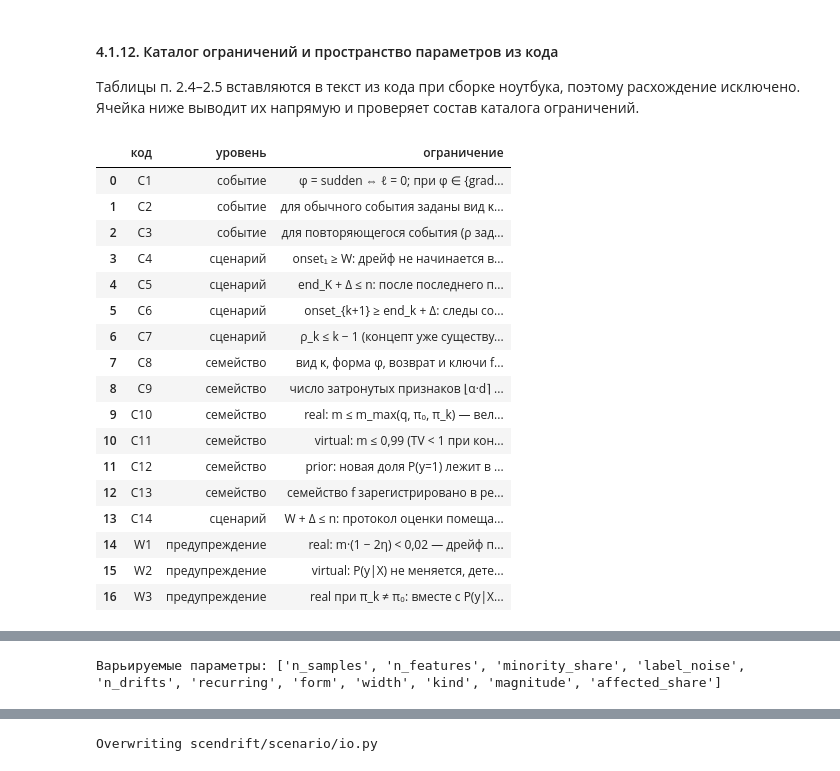
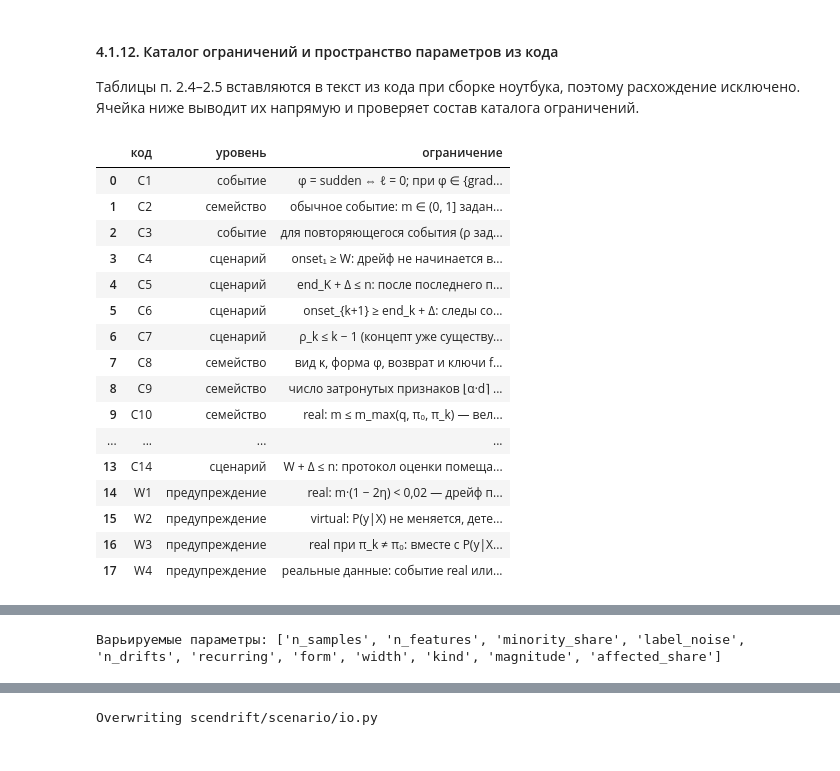
Before and after one commit to kolha733/Final-Project, a Jupyter notebook: vkr/VKR_Budaev_Garifzyanov.ipynb, the cells around one changed output, grey strips where cells are left out. Drawn from its saved outputs; the diff is of its cells as text; code cells hidden in the pictures.

```diff
--- a/vkr/VKR_Budaev_Garifzyanov.ipynb
+++ b/vkr/VKR_Budaev_Garifzyanov.ipynb
@@ -1194,7 +1197,7 @@ def component_diagram(path: Path) -> Path:
             "schema: ScenarioSpec = ⟨B, E, Ω, s⟩",
             "semantics: цепочка концептов,",
             "   калибровка величины m (TV)",
-            "validation: C1–C14, W1–W3, repair",
+            "validation: C1–C14, W1–W4, repair",
             "io: канонический JSON, id, схема",
             "space, taxonomy",
         ],
@@ -1483,7 +1486,7 @@ def class_diagram(path: Path) -> Path:
             "generate(S, seed) → StreamData",
             "",
             "StreamData: X, y, y_clean,",
-            "concept, ground_truth",
+            "concept, progress, ground_truth",
         ],
         who="K",
     )
@@ -2264,6 +2273,10 @@ class DriftEvent(_Frozen):
     onset = τ − ⌊ℓ/2⌋ и end = onset + ℓ. При внезапном дрейфе onset = end = τ,
     и объект с индексом τ — первый объект нового концепта.
 
+    Величина m обязательна для калиброванных семейств и не задаётся для
+    некалиброванных (там она оценивается по данным); это проверяет валидатор
+    (ограничение C2).
+
     Если задано ``returns_to`` (ρ), событие считается *повторяющимся*: поток
     возвращается к концепту с номером ρ. Концепт 0 — исходный, концепт k
     возникает после k-го события. Вид и величина такого события не задаются,
@@ -2315,8 +2328,6 @@ class DriftEvent(_Frozen):
         if self.position - self.width // 2 < 0:
             raise ValueError("C1: интервал перехода начинается до начала потока")
         if self.returns_to is None:
-            if self.magnitude is None:
-                raise ValueError("C2: для обычного события обязательна величина magnitude")
             if self.kind is None:
                 raise ValueError("C2: для обычного события обязателен вид kind")
         else:
@@ -2583,7 +2594,11 @@ __all__ = ["CONSTRAINTS", "Violation", "ValidationReport", "ScenarioValidationEr
 #: События нумеруются с единицы: e_1, …, e_K; концепт c_k возникает после e_k.
 CONSTRAINTS: dict[str, tuple[str, str]] = {
     "C1": ("событие", "φ = sudden ⇔ ℓ = 0; при φ ∈ {gradual, incremental} ℓ ≥ 2; onset ≥ 0"),
-    "C2": ("событие", "для обычного события заданы вид κ и величина m ∈ (0, 1]"),
+    "C2": (
+        "семейство",
+        "обычное событие: m ∈ (0, 1] задана для калиброванного семейства и не задана "
+        "для некалиброванного (там m оценивается по данным)",
+    ),
     "C3": ("событие", "для повторяющегося события (ρ задано) κ и m не задаются"),
     "C4": ("сценарий", "onset₁ ≥ W: дрейф не начинается во время разогрева"),
     "C5": ("сценарий", "end_K + Δ ≤ n: после последнего перехода есть окно допуска"),
@@ -2613,6 +2628,10 @@ CONSTRAINTS: dict[str, tuple[str, str]] = {
     "W3": (
         "предупреждение",
         "real при π_k ≠ π₀: вместе с P(y|X) меняется и P(X) (перевзвешивание классов)",
+    ),
+    "W4": (
+        "предупреждение",
+        "реальные данные: событие real или virtual меняет и P(y) более чем на 0,02",
     ),
 }
 
@@ -4446,20 +4494,20 @@ display(pd.DataFrame([{"k": k, "onset": e.onset, "end": e.end, "вид": e.kind.
 # %%
 from scendrift.scenario.report import CONSTRAINTS
 from scendrift.scenario.space import DEFAULT_SPACE
 
 constraints_table = pd.DataFrame(
     [(code, level, text) for code, (level, text) in CONSTRAINTS.items()],
     columns=["код", "уровень", "ограничение"],
 )
 display(constraints_table)
-assert list(CONSTRAINTS) == [f"C{i}" for i in range(1, 15)] + ["W1", "W2", "W3"]
+assert list(CONSTRAINTS) == [f"C{i}" for i in range(1, 15)] + ["W1", "W2", "W3", "W4"]
 space_table = pd.DataFrame(DEFAULT_SPACE.table())
 display(space_table[["параметр", "обозначение", "часть", "домен", "по умолчанию", "активен, если"]])
 print("Варьируемые параметры:", DEFAULT_SPACE.free_names())
 # %% [output]
 |  | код | уровень | ограничение |
 | 0 | C1 | событие | φ = sudden ⇔ ℓ = 0; при φ ∈ {grad... |
-| 1 | C2 | событие | для обычного события заданы вид κ... |
+| 1 | C2 | семейство | обычное событие: m ∈ (0, 1] задан... |
 | 2 | C3 | событие | для повторяющегося события (ρ зад... |
 | 3 | C4 | сценарий | onset₁ ≥ W: дрейф не начинается в... |
 | 4 | C5 | сценарий | end_K + Δ ≤ n: после последнего п... |
@@ -4468,13 +4516,12 @@ print("Варьируемые параметры:", DEFAULT_SPACE.free_names())
 | 7 | C8 | семейство | вид κ, форма φ, возврат и ключи f... |
 | 8 | C9 | семейство | число затронутых признаков ⌊α·d⌉ ... |
 | 9 | C10 | семейство | real: m ≤ m_max(q, π₀, π_k) — вел... |
-| 10 | C11 | семейство | virtual: m ≤ 0,99 (TV < 1 при кон... |
-| 11 | C12 | семейство | prior: новая доля P(y=1) лежит в ... |
-| 12 | C13 | семейство | семейство f зарегистрировано в ре... |
+| ... | ... | ... | ... |
 | 13 | C14 | сценарий | W + Δ ≤ n: протокол оценки помеща... |
 | 14 | W1 | предупреждение | real: m·(1 − 2η) < 0,02 — дрейф п... |
 | 15 | W2 | предупреждение | virtual: P(y|X) не меняется, дете... |
 | 16 | W3 | предупреждение | real при π_k ≠ π₀: вместе с P(y|X... |
+| 17 | W4 | предупреждение | реальные данные: событие real или... |
 |  | параметр | обозначение | часть | домен | по умолчанию | активен, если |
 | 0 | n_samples | n | stream | {10000, …, 50000} | 20000 | всегда |
 | 1 | n_features | d | stream | {2, …, 50}, лог. | 10 | всегда |
```
Also changed, not shown: parts of 56 cells of this notebook, 43 other files.
